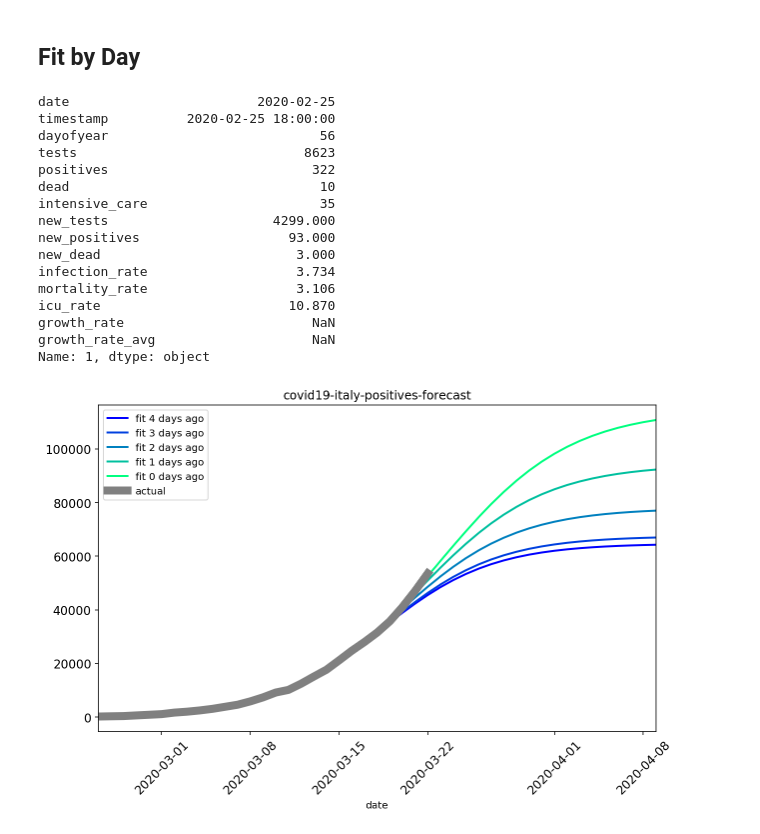
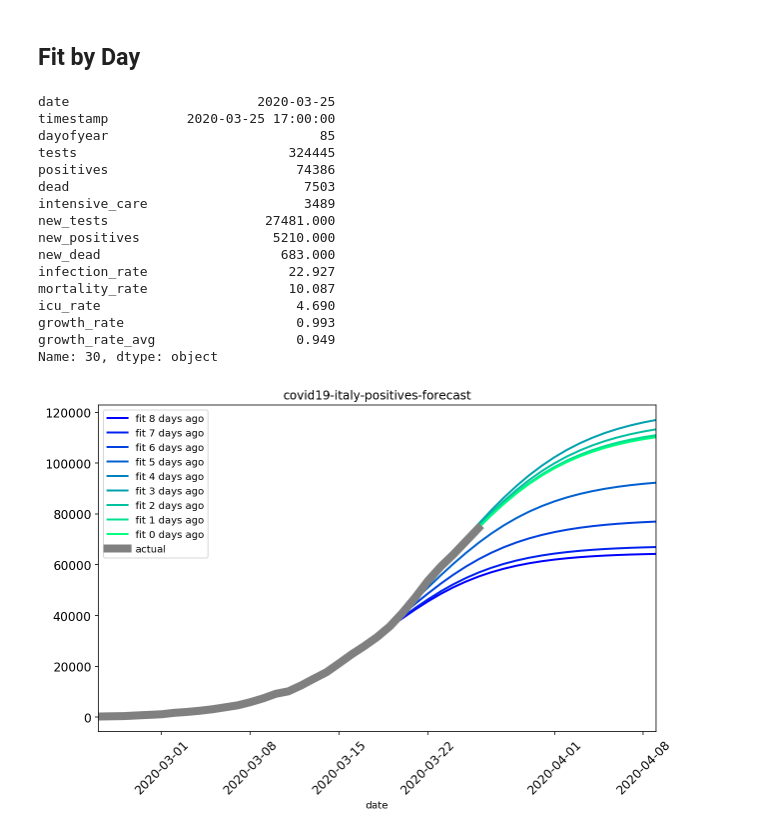
Before and after one commit to LorisMarini/coronavirus, a Jupyter notebook: covid19-analysis-italy.ipynb, the cells around one changed output. Cells and saved outputs as stored; diff of their text form; code cells hidden in the pictures.

```diff
--- a/covid19-analysis-italy.ipynb
+++ b/covid19-analysis-italy.ipynb
@@ -130,31 +132,31 @@ fig.savefig(f"{title}.png")
 # %% [markdown]
 ## Fit by Day
 # %%
-view.iloc[1,:].T
+view.iloc[-1,:].T
 # %% [output]
-date                        2020-02-25
-timestamp          2020-02-25 18:00:00
-dayofyear                           56
-tests                             8623
-positives                          322
-dead                                10
-intensive_care                      35
-new_tests                     4299.000
-new_positives                   93.000
-new_dead                         3.000
-infection_rate                   3.734
-mortality_rate                   3.106
-icu_rate                        10.870
-growth_rate                        NaN
-growth_rate_avg                    NaN
-Name: 1, dtype: object
+date                        2020-03-25
+timestamp          2020-03-25 17:00:00
+dayofyear                           85
+tests                           324445
+positives                        74386
+dead                              7503
+intensive_care                    3489
+new_tests                    27481.000
+new_positives                 5210.000
+new_dead                       683.000
+infection_rate                  22.927
+mortality_rate                  10.087
+icu_rate                         4.690
+growth_rate                      0.993
+growth_rate_avg                  0.949
+Name: 30, dtype: object
 # %%
 what = "positives"
 
 x = list(range(55,100))
 mdodels = pd.DataFrame()
 
-for i in range(4,-1,-1):
+for i in range(8,-1,-1):
 
     if i == 0:
         df = view[["dayofyear", what]]
@@ -166,34 +168,34 @@ for i in range(4,-1,-1):
     yhat = [logistic_model(xi,a,b,c) for xi in x]
 
     mdodels["x"] = x
     mdodels[f"fit {i} days ago"] = yhat
 
 mdodels = mdodels.set_index("x")
 
 # to_plot = national["dayofyear", "totale_casi"]
 measured_cases = pd.DataFrame({"x":x,"actual": np.nan})
 measured_cases = measured_cases.set_index("x")
 measured_cases.loc[list(view["dayofyear"]), "actual"]=list(view[what])
 
 to_plot = pd.merge(mdodels, measured_cases, left_index=True, right_index=True).reset_index()
 
 # Convert to dates
 to_plot["date"] = to_plot["x"].apply(lambda x: pd.Timestamp("2020-01-01") + pd.Timedelta(x, unit='d')).dt.date
 
 # set index
 to_plot = to_plot.drop(columns=["x"]).set_index("date")
 
 # plot
 title="covid19-italy-positives-forecast"
 ax = to_plot.drop(columns=["actual"]).plot(
     title=title, linewidth=2, figsize=(10,6), rot=45, fontsize=12, colormap="winter")
 ax = to_plot[["actual"]].plot(linewidth=8, ax=ax, kind="line", color="grey", rot=45)
 
 # Save
 fig = ax.get_figure()
 fig.savefig(f"{title}.png")
 # %% [output]
-[figure, old version]
+[figure, new version]
 # %%
 national.set_index("timestamp")[["totale_casi", "deceduti"]].plot(linewidth=2,
                                     figsize=(9,5),
```
Also changed, not shown: parts of 6 cells of this notebook, 5 other files.
